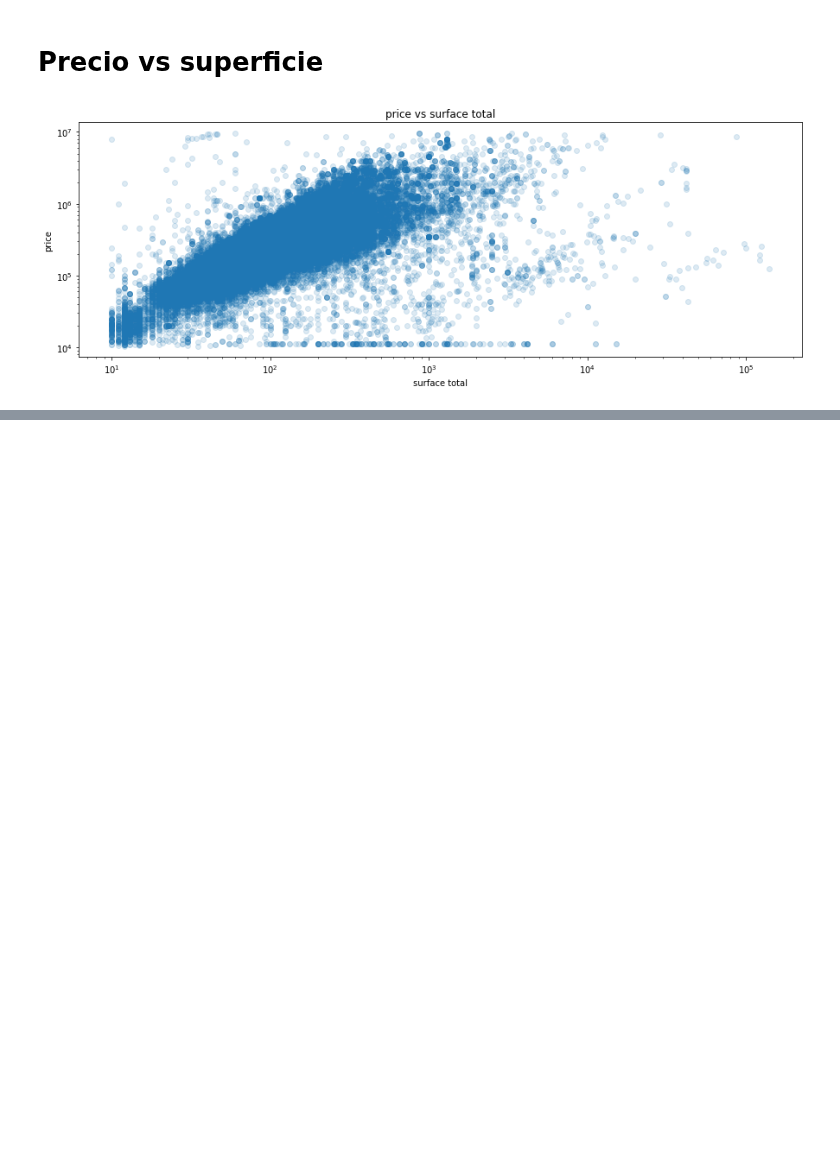
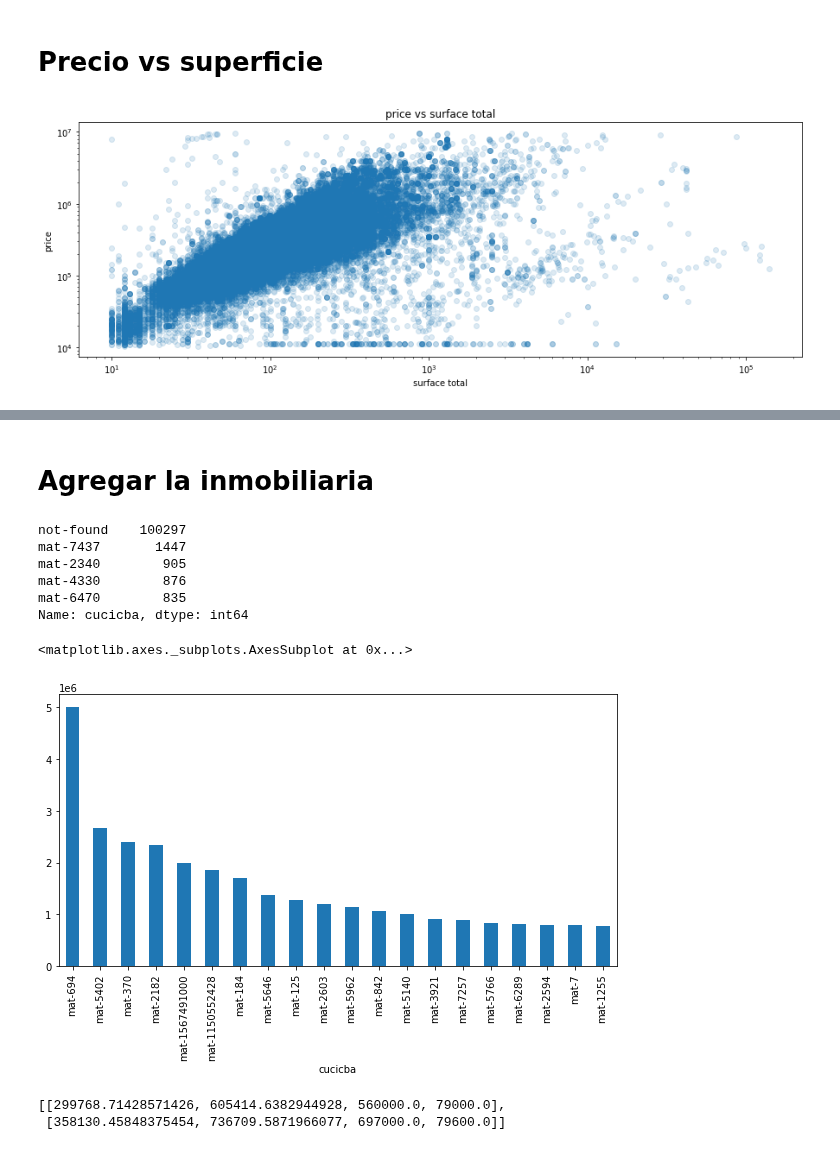
Before and after one commit to elsonidoq/ml-practico-2022, a Jupyter notebook: notebooks/taller-model-selection/01-explore_the_data.ipynb, the cells around one changed output, grey strips where cells are left out. Drawn from its saved outputs; the diff is of its cells as text; code cells hidden in the pictures; blank space fills up the shorter version.

```diff
--- a/notebooks/taller-model-selection/01-explore_the_data.ipynb
+++ b/notebooks/taller-model-selection/01-explore_the_data.ipynb
@@ -193,0 +205,4 @@ plt.yscale('log')
+# %%
+from taller_model_selection.evaluate import load_train_dev_test
+
+(X_train, y_train), (X_dev, y_dev), test = load_train_dev_test('/content/gdrive/MyDrive/taller-model-selection-data')
@@ -193,0 +264,61 @@ plt.yscale('log')
+# %% [markdown]
+# Agregar la inmobiliaria
+# %%
+from collections import defaultdict
+import re
+
+class AddCucicba(BaseEstimator, TransformerMixin):
+    pat1 = re.compile('(?P<matricula>\d+).{0,10}?cucicba', re.I)
+    pat2 = re.compile('cucicba.{0,10}?(?P<matricula>\d+)', re.I)
+
+    def fit(self, X, y=None):
+        return self
+
+    def transform(self, X):
+        # En transform usamos los estadísticos
+        res = []
+        for i, doc in enumerate(X):
+            doc = doc.copy() # para no modificar el input
+
+            match1 = self.pat1.search(doc['description'])
+            match2 = self.pat2.search(doc['description'])
+            if match1 is None and match2 is None:
+                doc['cucicba'] = 'not-found'
+            else:
+                if match1 is not None:
+                    mat = match1.groupdict()['matricula']
+                else:
+                    mat = match2.groupdict()['matricula']
+
+                doc['cucicba'] = f'mat-{mat}'
+            res.append(doc)
+
+        return res
+# %%
+X_train_cucicba = AddCucicba().fit(X_train, y_train).transform(X_train)
+# %%
+df = pd.DataFrame(X_train_cucicba)
+df['price'] = y_train
+# %%
+df.cucicba.value_counts().head()
+# %% [output]
+not-found    100297
+mat-7437       1447
+mat-2340        905
+mat-4330        876
+mat-6470        835
+Name: cucicba, dtype: int64
+# %%
+plt.figure(figsize=(10,5))
+df.groupby('cucicba').price.mean().sort_values(ascending=False)[:20].plot.bar()
+# %% [output]
+<matplotlib.axes._subplots.AxesSubplot at 0x...>
+[figure, added]
+# %%
+from taller_model_selection.transformers import TargetEncoder
+from sklearn.pipeline import make_pipeline
+
+make_pipeline(AddCucicba(), TargetEncoder('cucicba')).fit(X_train, y_train).transform(X_dev[:4])
+# %% [output]
+[[299768.71428571426, 605414.6382944928, 560000.0, 79000.0],
+ [358130.45848375454, 736709.5871966077, 697000.0, 79600.0]]
```
Also changed, not shown: parts of 7 cells of this notebook.
